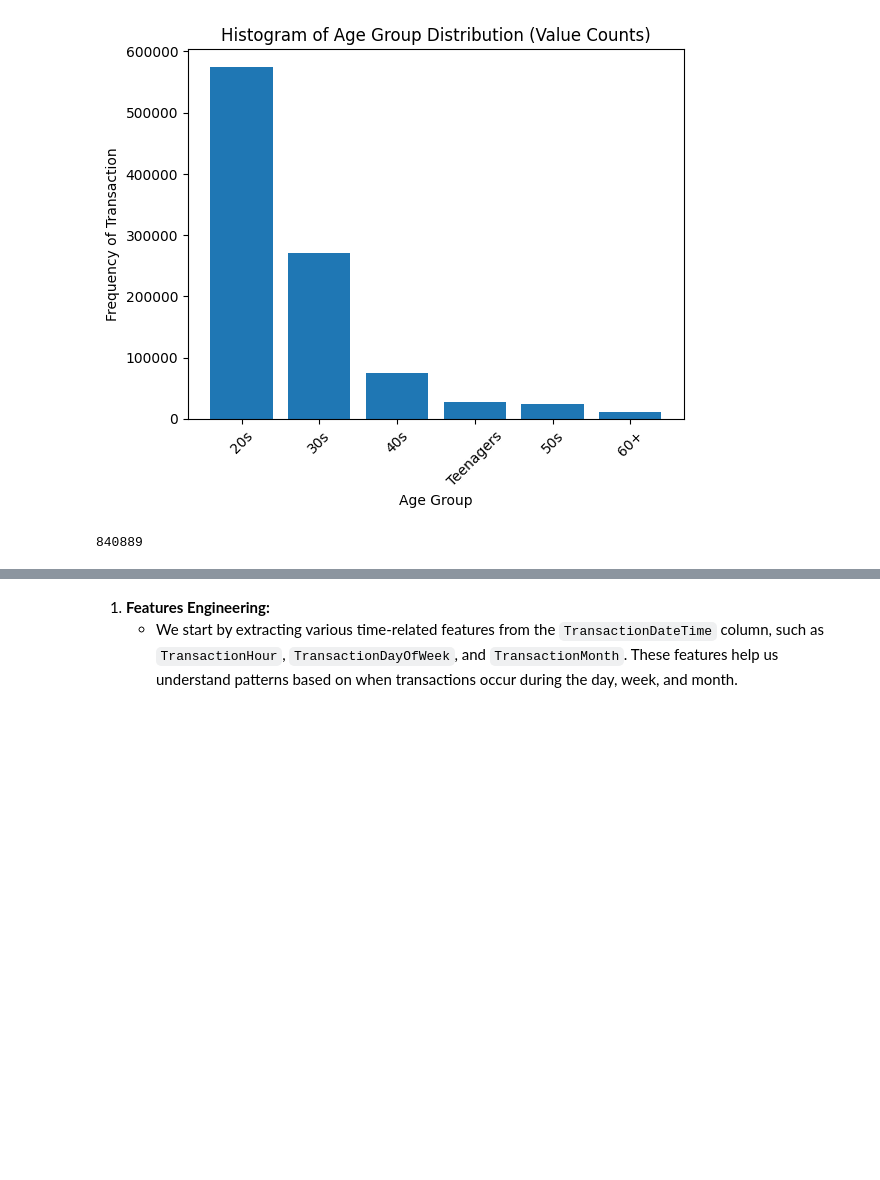
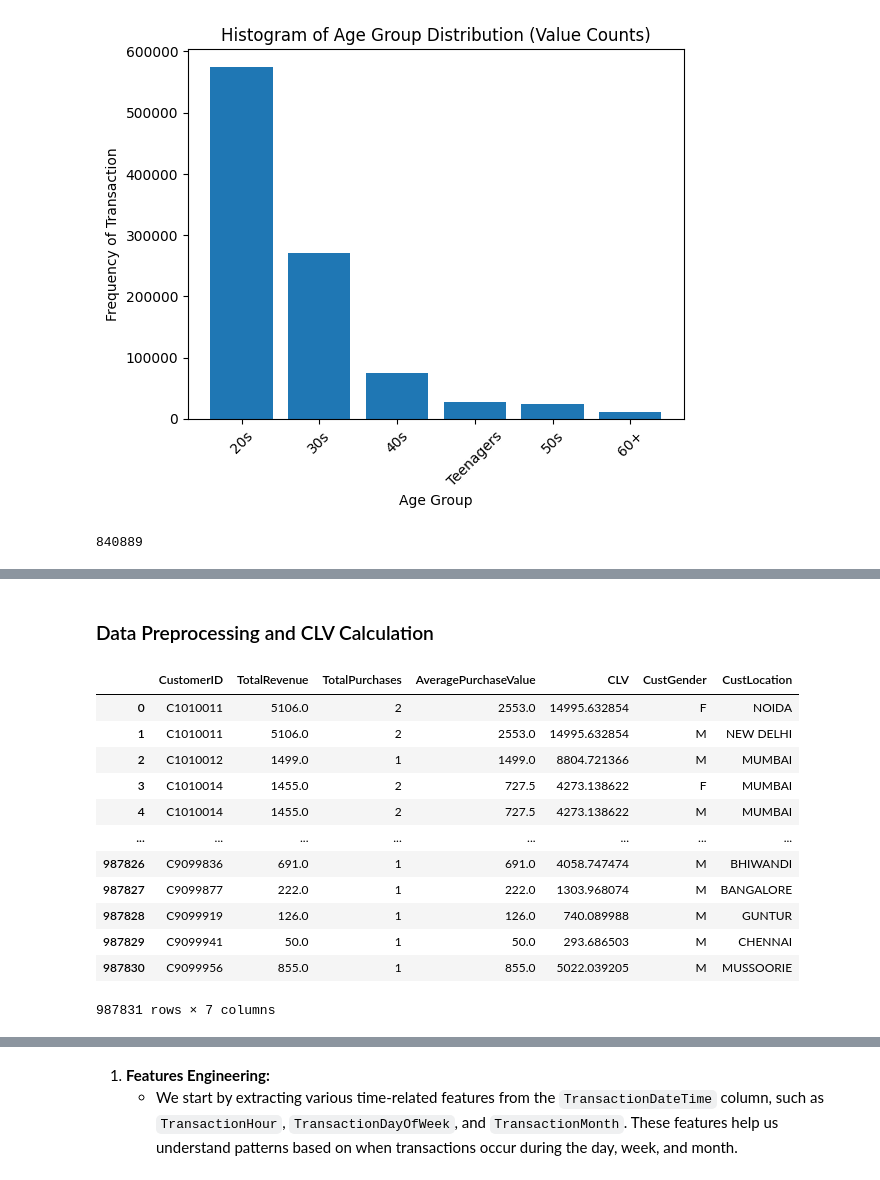
Before and after one commit to Azriy-Nazariee/DSAss, a Jupyter notebook: new_dataset/TT3L_Group8.ipynb, the cells around one changed output, grey strips where cells are left out. Drawn from its saved outputs; the diff is of its cells as text; code cells hidden in the pictures; blank space fills up the shorter version.

```diff
--- a/new_dataset/TT3L_Group8.ipynb
+++ b/new_dataset/TT3L_Group8.ipynb
@@ -175,0 +197,2 @@ df_cleaned['CustomerID'].nunique()
+# %% [markdown]
+### Data Preprocessing and CLV Calculation
@@ -175,0 +224,16 @@ df_cleaned['CustomerID'].nunique()
+# %%
+clv_df
+# %% [output]
+|  | CustomerID | TotalRevenue | TotalPurchases | AveragePurchaseValue | CLV | CustGender | CustLocation |
+| 0 | C1010011 | 5106.0 | 2 | 2553.0 | 14995.632854 | F | NOIDA |
+| 1 | C1010011 | 5106.0 | 2 | 2553.0 | 14995.632854 | M | NEW DELHI |
+| 2 | C1010012 | 1499.0 | 1 | 1499.0 | 8804.721366 | M | MUMBAI |
+| 3 | C1010014 | 1455.0 | 2 | 727.5 | 4273.138622 | F | MUMBAI |
+| 4 | C1010014 | 1455.0 | 2 | 727.5 | 4273.138622 | M | MUMBAI |
+| ... | ... | ... | ... | ... | ... | ... | ... |
+| 987826 | C9099836 | 691.0 | 1 | 691.0 | 4058.747474 | M | BHIWANDI |
+| 987827 | C9099877 | 222.0 | 1 | 222.0 | 1303.968074 | M | BANGALORE |
+| 987828 | C9099919 | 126.0 | 1 | 126.0 | 740.089988 | M | GUNTUR |
+| 987829 | C9099941 | 50.0 | 1 | 50.0 | 293.686503 | M | CHENNAI |
+| 987830 | C9099956 | 855.0 | 1 | 855.0 | 5022.039205 | M | MUSSOORIE |
+987831 rows × 7 columns
```
Also changed, not shown: parts of 15 cells of this notebook.
